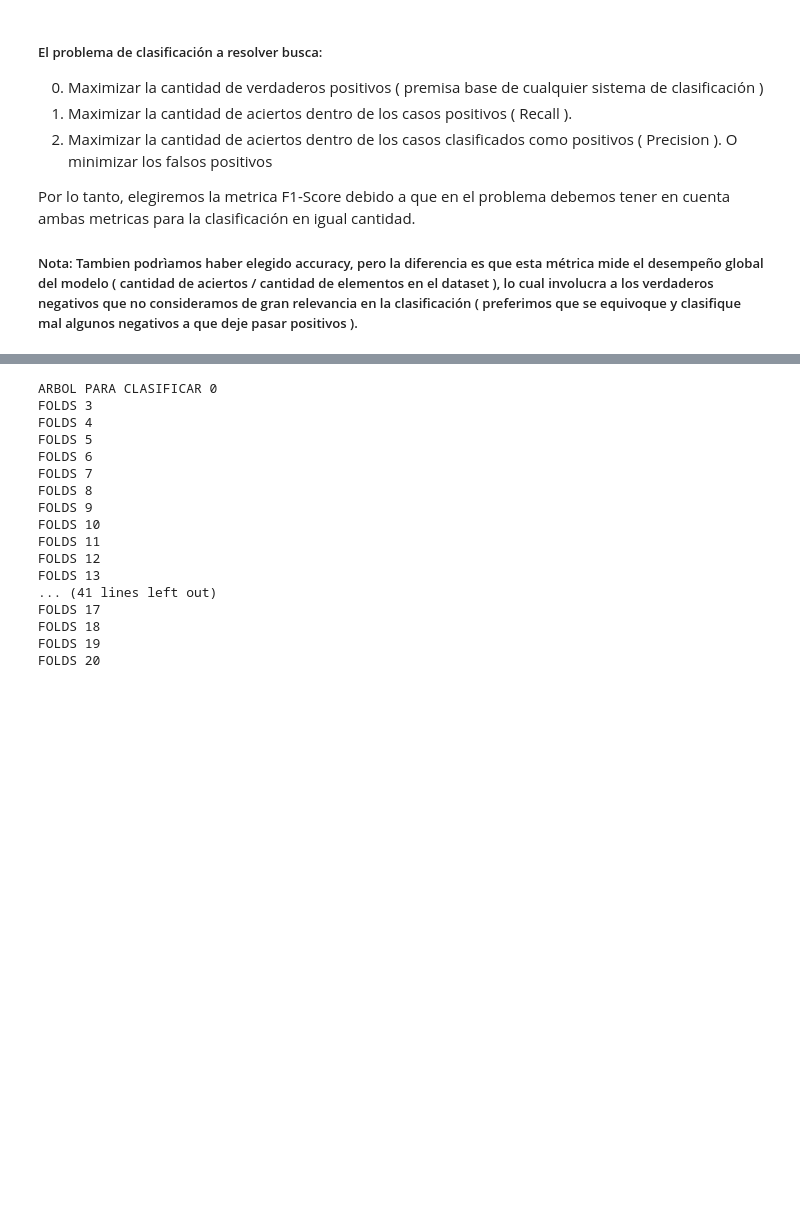
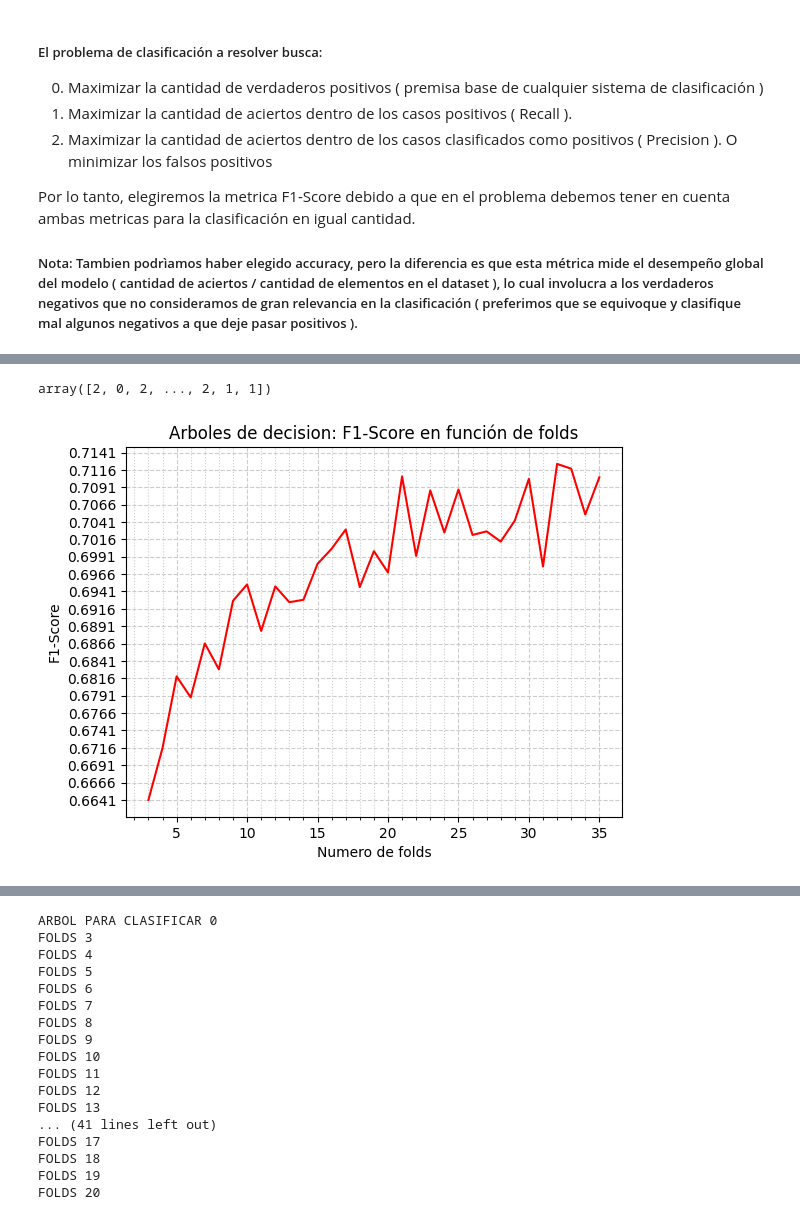
Before and after one commit to sttesta3/7506R-1C2024-GRUPO08, a Jupyter notebook: Clasificación.ipynb, the cells around one changed output, grey strips where cells are left out. Cells and saved outputs as stored; diff of their text form; code cells hidden in the pictures; blank space fills up the shorter version.

```diff
--- a/Clasificación.ipynb
+++ b/Clasificación.ipynb
@@ -316,0 +364,32 @@ Por lo tanto, elegiremos la metrica F1-Score debido a que en el problema debemos
+# %%
+Y_test3
+# %% [output]
+array([2, 0, 2, ..., 2, 1, 1])
+# %%
+# Graficos de F1-Score en función de Folds
+fig = plt.figure()
+ax = fig.add_subplot()
+x_major_ticks = np.arange(0, CANT_FOLDS_MAXIMA + 1, 5)
+x_minor_ticks = np.arange(0, CANT_FOLDS_MAXIMA + 1, 1)
+y_major_ticks = np.arange(min(resultados) - 0.1, max(resultados) + 0.1, 0.0025)
+y_minor_ticks = np.arange(min(resultados) - 0.1, max(resultados) + 0.1, 0.005)
+
+ax.set_xticks(x_major_ticks)
+ax.set_xticks(x_minor_ticks, minor=True)
+ax.set_yticks(y_major_ticks)
+ax.set_yticks(y_minor_ticks, minor=True)
+
+ax.grid(which='minor', color='#CCCCCC', linestyle=':')
+ax.grid(which='major', color='#CCCCCC', linestyle='--')
+
+ax.set_xlabel("Numero de folds")
+ax.set_ylabel("F1-Score")
+ax.set_title("Arboles de decision: F1-Score en función de folds")
+
+plt.plot(range(CANT_FOLDS_MINIMA,CANT_FOLDS_MAXIMA + 1), resultados, label="F1-Score",color="red")
+
+plt.show()
+
+# Referencia utilizada para el gráfico https://stackoverflow.com/questions/24943991/change-grid-interval-and-specify-tick-labels
+# %% [output]
+[figure, added]
```
Also changed, not shown: parts of 7 cells of this notebook.
